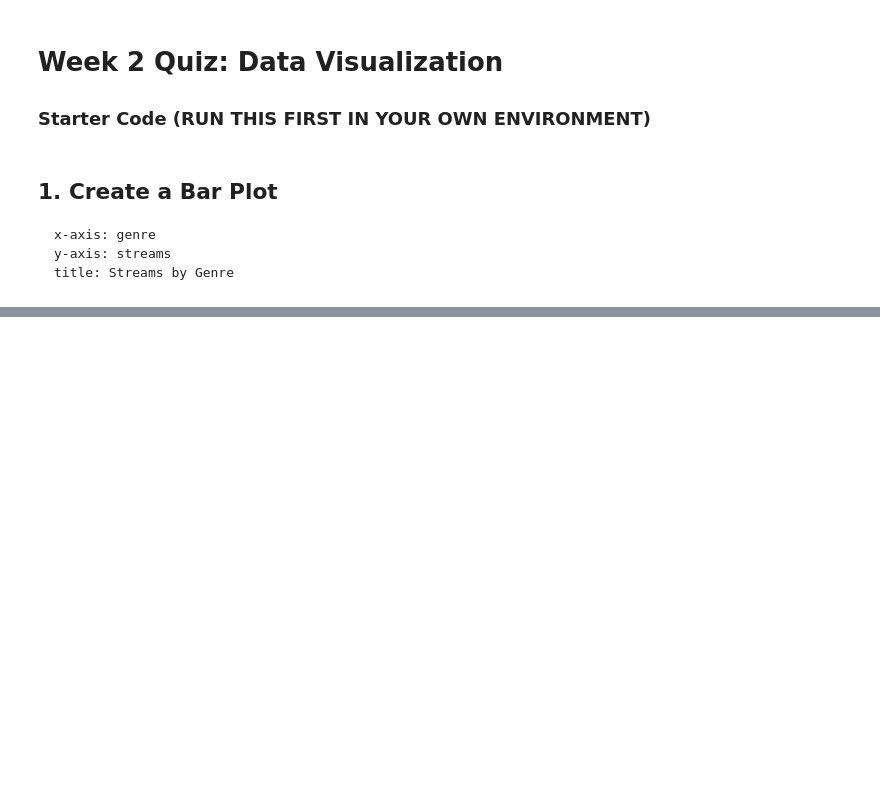
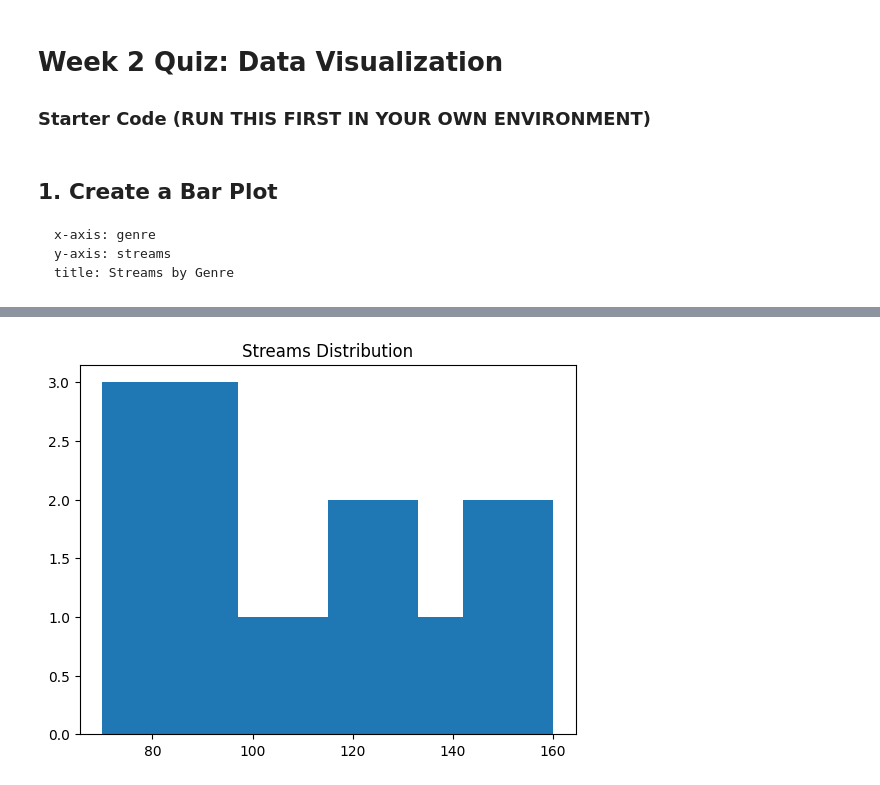
Before and after one commit to ljbastos/DA_M2_CodingExercises, a Jupyter notebook: w2_exercises.ipynb, the cells around one changed output, grey strips where cells are left out. Cells and saved outputs as stored; diff of their text form; code cells hidden in the pictures; blank space fills up the shorter version.

```diff
--- a/w2_exercises.ipynb
+++ b/w2_exercises.ipynb
@@ -42,0 +73,6 @@ df = pd.DataFrame(data)
+# %%
+plt.hist(df['streams'])
+plt.title('Streams Distribution')
+plt.show()
+# %% [output]
+[figure, added]
```
Also changed, not shown: parts of 4 cells of this notebook.
